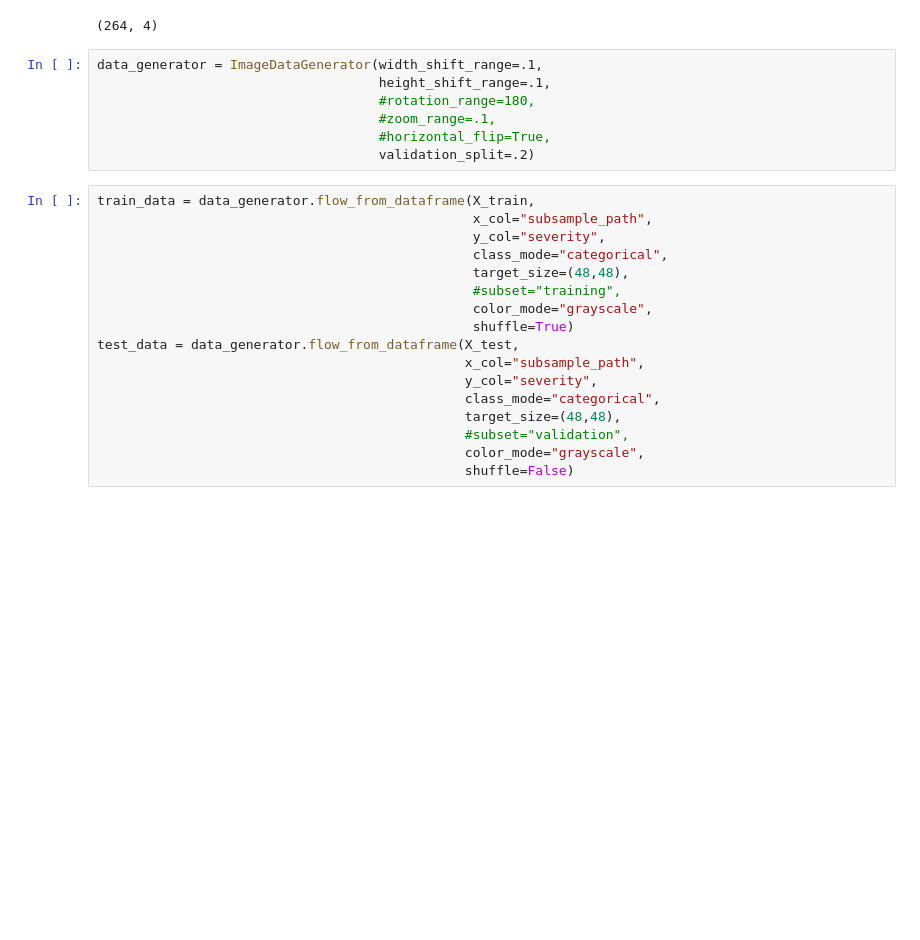
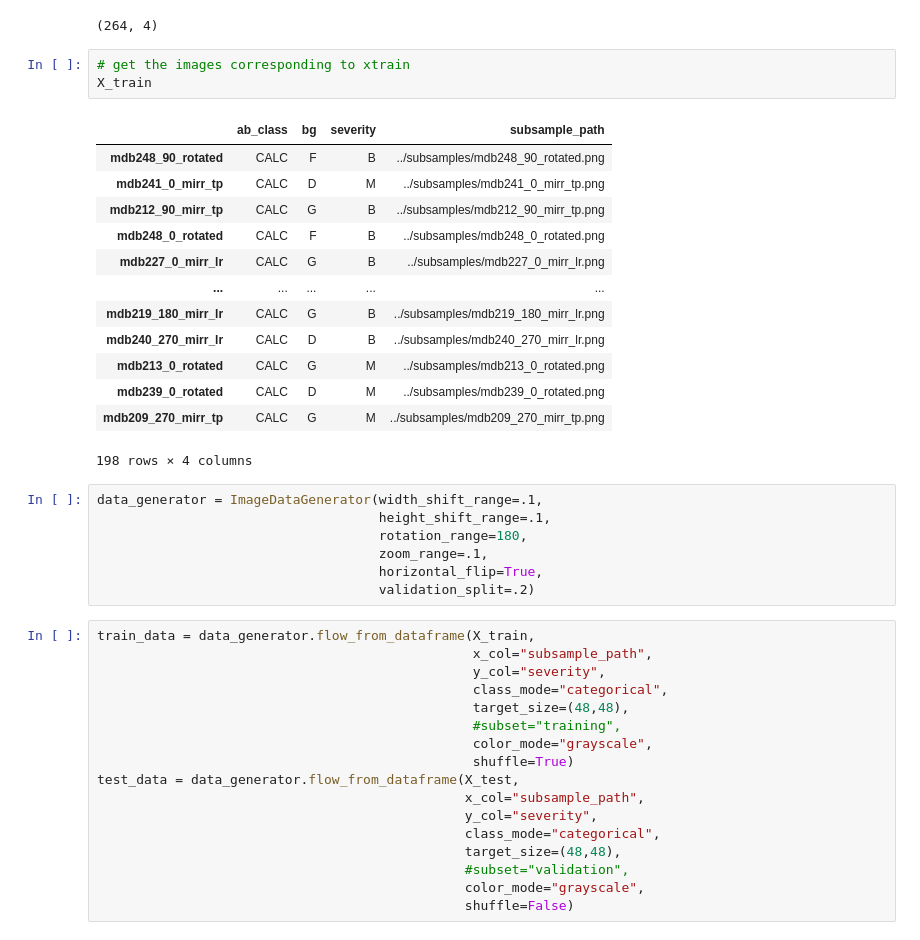
Before and after one commit to cpoles/data_science, a Jupyter notebook: projects/machine_learning/deep_learning/mias_mammography/notebooks/sandbox.ipynb, the cells around one changed output. Cells and saved outputs as stored; diff of their text form; blank space fills up the shorter version.

```diff
--- a/projects/machine_learning/deep_learning/mias_mammography/notebooks/sandbox.ipynb
+++ b/projects/machine_learning/deep_learning/mias_mammography/notebooks/sandbox.ipynb
@@ -511,12 +484,29 @@ X_test.groupby(['severity']).count()
 calcifications.shape
 # %% [output]
 (264, 4)
+# %%
+# get the images corresponding to xtrain
+X_train
+# %% [output]
+|  | ab_class | bg | severity | subsample_path |
+| mdb248_90_rotated | CALC | F | B | ../subsamples/mdb248_90_rotated.png |
+| mdb241_0_mirr_tp | CALC | D | M | ../subsamples/mdb241_0_mirr_tp.png |
+| mdb212_90_mirr_tp | CALC | G | B | ../subsamples/mdb212_90_mirr_tp.png |
+| mdb248_0_rotated | CALC | F | B | ../subsamples/mdb248_0_rotated.png |
+| mdb227_0_mirr_lr | CALC | G | B | ../subsamples/mdb227_0_mirr_lr.png |
+| ... | ... | ... | ... | ... |
+| mdb219_180_mirr_lr | CALC | G | B | ../subsamples/mdb219_180_mirr_lr.png |
+| mdb240_270_mirr_lr | CALC | D | B | ../subsamples/mdb240_270_mirr_lr.png |
+| mdb213_0_rotated | CALC | G | M | ../subsamples/mdb213_0_rotated.png |
+| mdb239_0_rotated | CALC | D | M | ../subsamples/mdb239_0_rotated.png |
+| mdb209_270_mirr_tp | CALC | G | M | ../subsamples/mdb209_270_mirr_tp.png |
+198 rows × 4 columns
 # %%
 data_generator = ImageDataGenerator(width_shift_range=.1,
                                     height_shift_range=.1,
-                                    #rotation_range=180,
-                                    #zoom_range=.1,
-                                    #horizontal_flip=True,
+                                    rotation_range=180,
+                                    zoom_range=.1,
+                                    horizontal_flip=True,
                                     validation_split=.2)
 # %%
 train_data = data_generator.flow_from_dataframe(X_train,
```
Also changed, not shown: parts of 62 cells of this notebook, 1 other file.
